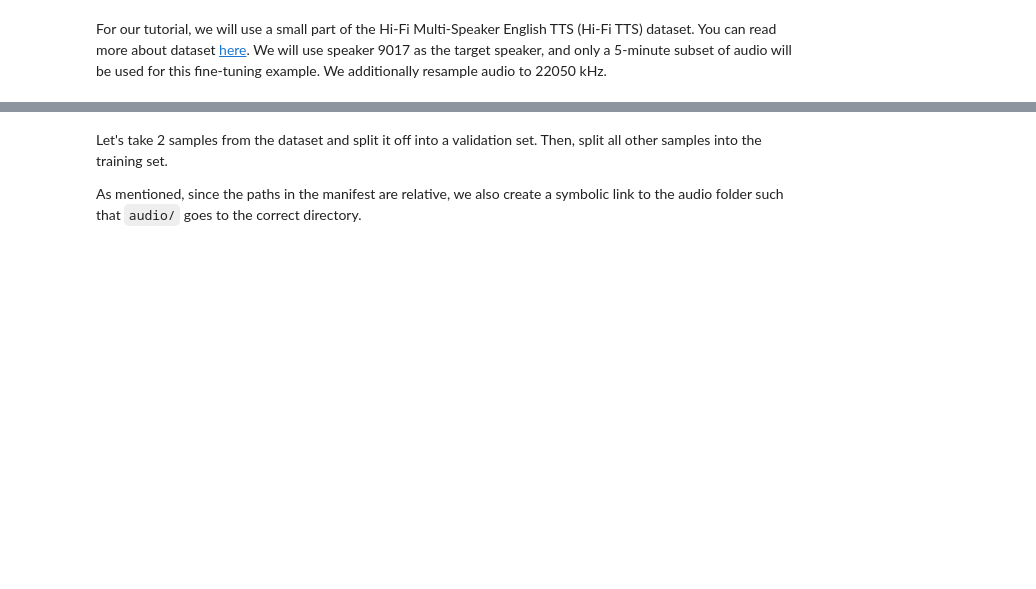
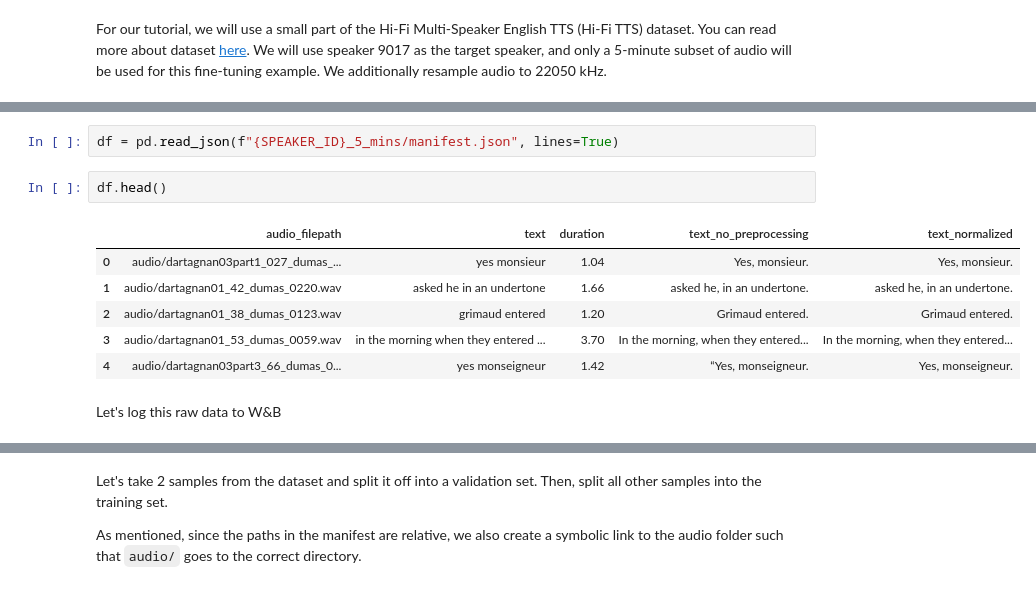
Before and after one commit to tcapelle/nemo_wandb, a Jupyter notebook: 01_log_datasets.ipynb, the cells around one changed output, grey strips where cells are left out. Cells and saved outputs as stored; diff of their text form; blank space fills up the shorter version.

```diff
--- a/01_log_datasets.ipynb
+++ b/01_log_datasets.ipynb
@@ -37,0 +29,13 @@ Let's make sure that the entries look something like this:
+# %%
+df = pd.read_json(f"{SPEAKER_ID}_5_mins/manifest.json", lines=True)
+# %%
+df.head()
+# %% [output]
+|  | audio_filepath | text | duration | text_no_preprocessing | text_normalized |
+| 0 | audio/dartagnan03part1_027_dumas_... | yes monsieur | 1.04 | Yes, monsieur. | Yes, monsieur. |
+| 1 | audio/dartagnan01_42_dumas_0220.wav | asked he in an undertone | 1.66 | asked he, in an undertone. | asked he, in an undertone. |
+| 2 | audio/dartagnan01_38_dumas_0123.wav | grimaud entered | 1.20 | Grimaud entered. | Grimaud entered. |
+| 3 | audio/dartagnan01_53_dumas_0059.wav | in the morning when they entered ... | 3.70 | In the morning, when they entered... | In the morning, when they entered... |
+| 4 | audio/dartagnan03part3_66_dumas_0... | yes monseigneur | 1.42 | “Yes, monseigneur. | Yes, monseigneur. |
+# %% [markdown]
+Let's log this raw data to W&B
```
Also changed, not shown: parts of 24 cells of this notebook, 1 other file.
